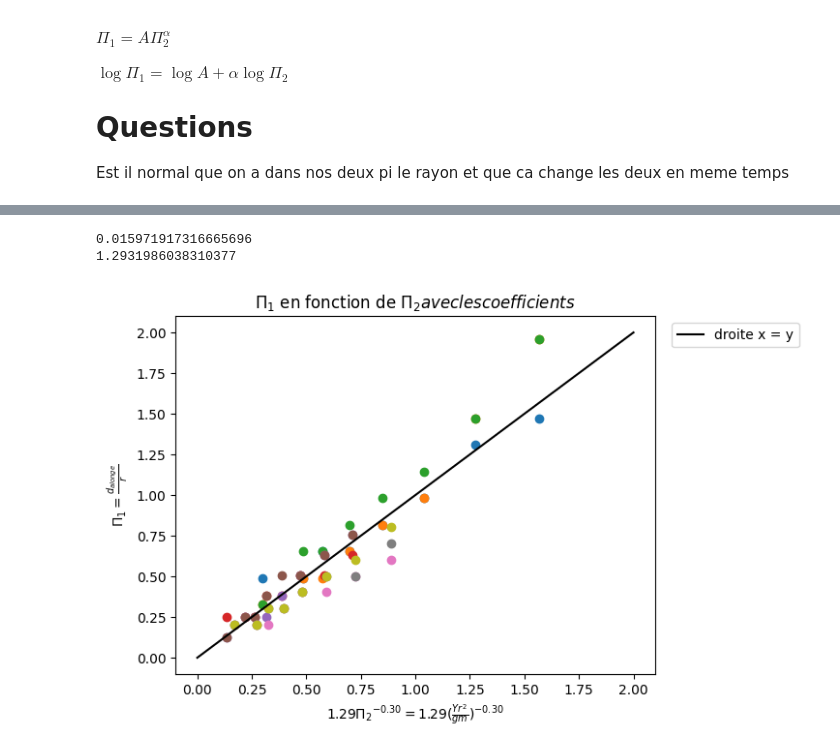
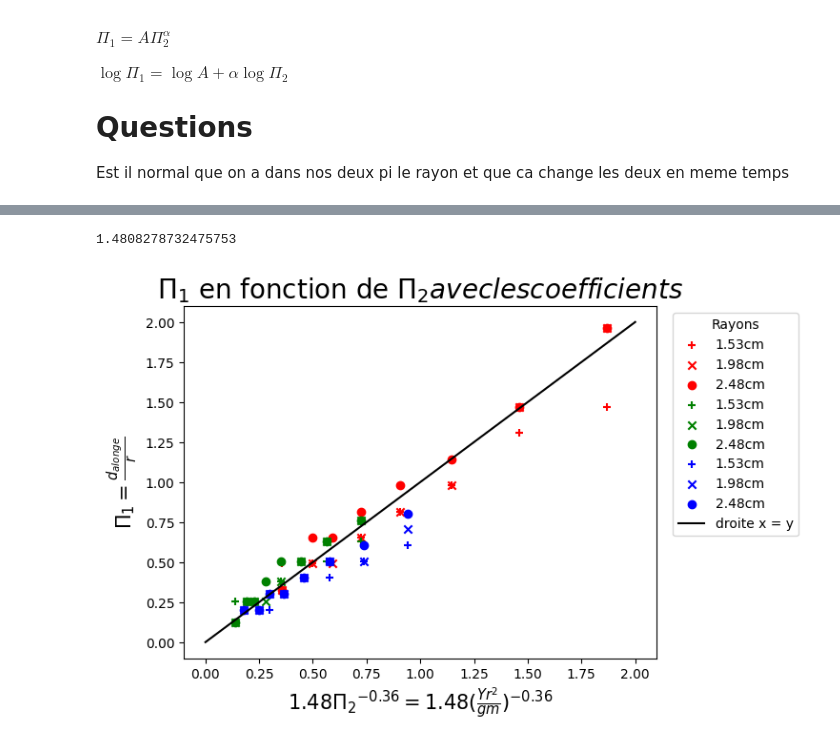
Before and after one commit to erdicn/ContactDeHertz, a Jupyter notebook: Hertz.ipynb, the cells around one changed output, grey strips where cells are left out. Saved outputs shown, nothing was run; the diff lists cells and outputs as text; code cells hidden in the pictures.

```diff
--- a/Hertz.ipynb
+++ b/Hertz.ipynb
@@ -99,5 +125,5 @@ for i in range(len(ToutLesSpheres)):
 # %%
-wut = ["+", "x", "o"]
+SYMBOLS = ["+", "x", "o"]
 PI1_ERR = []
 PI2_ERR = []
 def TousSur1Graph(nb, alongations, Masses, Rayons, nomGraph, Youngs, AX, COLOR, pi2_err = 1.5/1000, loglog = True):
@@ -108,16 +134,15 @@ def TousSur1Graph(nb, alongations, Masses, Rayons, nomGraph, Youngs, AX, COLOR,
     for i in range(len(ToutLesSpheres)):
         X = PI2[nb]#Pi2(Youngs, Masses, Rayons[i])
         Y = PI1[nb][i]#Pi1(alongations[i], Rayons[i])
-        Pi2_err = (2.5e-3)/alongations[i]*Y + err_Rayons[i]/Rayons[i]*Y
+        Pi2_err = (Young_err[nb]/YoungPa[i] + errMasse/Masses + 2*(err_Rayons[i]/Rayons[i])) * X
         PI2_ERR.append(Pi2_err)
-        Pi1_err = 0
+        Pi1_err = (2.5e-3)/alongations[i]*Y + err_Rayons[i]/Rayons[i]*Y
         PI1_ERR.append(Pi1_err)
-        AX.errorbar( X, Y, xerr = Pi2_err, yerr=Pi1_err,
-                        marker = None,#MarkerStyle('o', fillstyle=markers[i])
-                        color = COLOR, ls = 'none', alpha = 0.5
-                    )
-        AX.scatter(X, Y, marker = wut[i],  label = "{:.2f}cm".format(Rayons[i]*100), color = COLOR#, alpha = 0.5, marker = MarkerStyle("o", fillstyle=markers[i])
-                    )
+        AX.errorbar( X, Y, xerr = Pi2_err, yerr=Pi1_err, marker = None,#MarkerStyle('o', fillstyle=markers[i])
+                    color = COLOR, ls = 'none', alpha = 0.5
+                   )
+        AX.scatter(X, Y, marker = SYMBOLS[i],  label = "{:.2f}cm".format(Rayons[i]*100), color = COLOR#, alpha = 0.5, marker = MarkerStyle("o", fillstyle=markers[i])
+                  )
         for c in range(len(X)):
             if X[c] <= minx:
                 minx = X[c]
@@ -129,9 +154,9 @@ def TousSur1Graph(nb, alongations, Masses, Rayons, nomGraph, Youngs, AX, COLOR,
     AX.plot([minx, maxx], [miny, maxy], c = "k", alpha = 0.5, label = "pente "+ COLOR +" = %.5f" %pente)
     # pas touche la mouche
     plt.legend(bbox_to_anchor=(1.02, 1.0),loc='upper left')
-    plt.title("$\Pi_1$ en fonction de $\Pi_2$")
-    plt.xlabel("$\Pi_2 = \\frac{Yr^2}{gm} = \\frac{Y}{gmr^{-2}}$")
-    plt.ylabel("$\Pi_1 = \\frac{d_{alonge}}{r}$")
+    plt.title("$\Pi_1$ en fonction de $\Pi_2$", fontsize = 20)
+    plt.xlabel("$\Pi_2 = \\frac{Yr^2}{gm} = \\frac{Y}{gmr^{-2}}$", fontsize = 15)
+    plt.ylabel("$\Pi_1 = \\frac{d_{alonge}}{r}$", fontsize = 15)
     if loglog:
         AX.set_xscale('log')
         AX.set_yscale('log')
@@ -153,34 +178,32 @@ plt.close()
 # %%
 # def valeurs(Y, r, m, g = 9.81):
 #     val = r*(((Y * r**2) / (g * m))**(ALPHA))
 #     print(1.3*val)
 #     return val
 # valeurs(YoungPa[0], Rayons[0], Masses[5])
+SYMBOLS = ["+", "x", "o"]
+
 def graph():
     fig, ax = plt.subplots()
     moys = []
     for i in range(3):
         for j in range(3):
             moys.append(np.average(PI1[i][j]/(PI2[i]**ALPHA)))
     print(np.average(moys))
     constante = np.average(moys)
     for i in range(3):
         for j in range(3):
-            ax.scatter(constante*PI2[i]**ALPHA, PI1[i][j], )
+            ax.scatter(constante*PI2[i]**ALPHA, PI1[i][j], color = COLORS[i], marker = SYMBOLS[j],label = "{:.2f}cm".format(Rayons[j]*100))
     ax.plot([0,2],[0, 2], color = "k", label = "droite x = y")
-    plt.legend(bbox_to_anchor=(1.02, 1.0),loc='upper left')
-    plt.title("$\Pi_1$ en fonction de $\Pi_2 avec les coefficients$")
-    plt.xlabel("${%.2f}{\Pi_2}^{%.2f}  = {%.2f}{(\\frac{Yr^2}{gm})}^{%.2f} $" %(constante,ALPHA,constante,ALPHA))#= {(\\frac{Y}{gmr^{-2})}^{%.2f}
-    plt.ylabel("$\Pi_1= \\frac{d_{alonge}}{r}}$")
+    plt.legend(bbox_to_anchor=(1.02, 1.0),loc='upper left', title= "Rayons")
+    plt.title("$\Pi_1$ en fonction de $\Pi_2 avec les coefficients$", fontsize = 20)
+    plt.xlabel("${%.2f}{\Pi_2}^{%.2f}  = {%.2f}{(\\frac{Yr^2}{gm})}^{%.2f} $" %(constante,ALPHA,constante,ALPHA),fontsize = 15)#= {(\\frac{Y}{gmr^{-2})}^{%.2f}
+    plt.ylabel("$\Pi_1= \\frac{d_{alonge}}{r}}$",fontsize = 15)
     plt.savefig("Ultime.png", dpi = 500)
     plt.show()
     plt.close()
 graph()
-
-#         return
-# valeurs(YoungPa[1],Rayons[0],Masses[7],9.81)
 # %% [output]
-0.015971917316665696
-1.2931986038310377
+1.4808278732475753
-[figure, old version]
+[figure, new version]
 # %%
```
Also changed, not shown: parts of 6 cells of this notebook, 2 other files.
